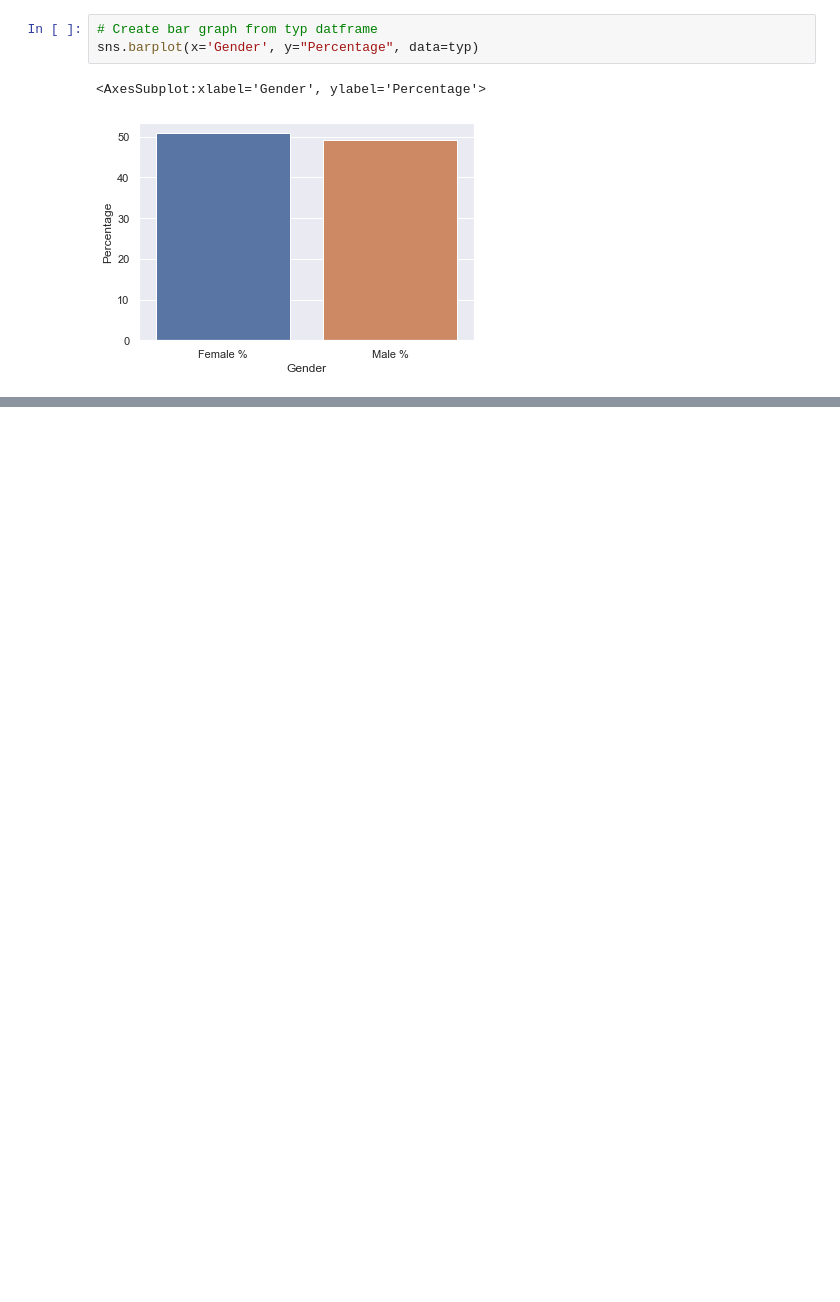
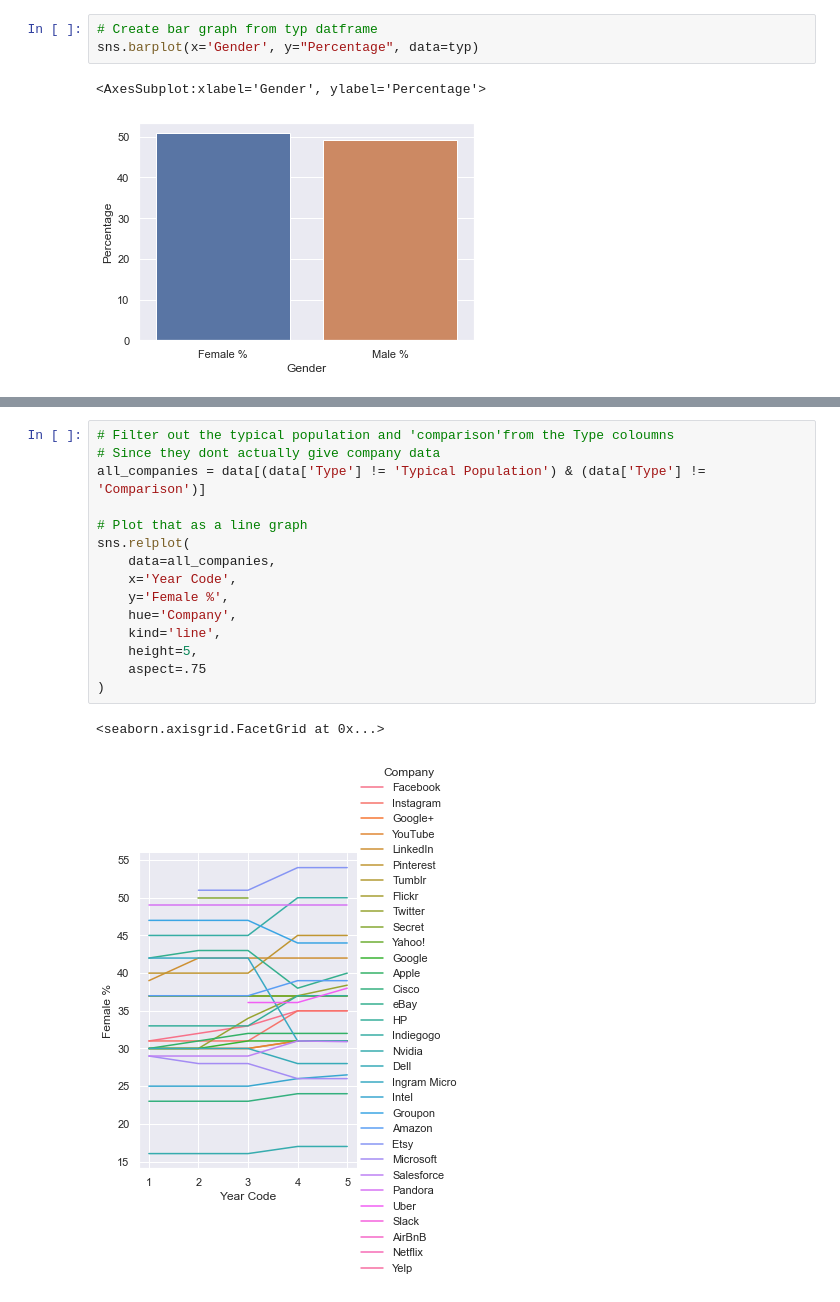
Before and after one commit to Elisabethzl/final_assesment_AB09137, a Jupyter notebook: women_in_tech.ipynb, the cells around one changed output, grey strips where cells are left out. Saved outputs shown, nothing was run; the diff lists cells and outputs as text; blank space fills up the shorter version.

```diff
--- a/women_in_tech.ipynb
+++ b/women_in_tech.ipynb
@@ -210,0 +263,18 @@ female_percentage_change('Twitter')
+# %%
+# Filter out the typical population and 'comparison'from the Type coloumns
+# Since they dont actually give company data
+all_companies = data[(data['Type'] != 'Typical Population') & (data['Type'] != 'Comparison')]
+
+# Plot that as a line graph
+sns.relplot(
+    data=all_companies,
+    x='Year Code',
+    y='Female %',
+    hue='Company',
+    kind='line',
+    height=5,
+    aspect=.75
+)
+# %% [output]
+<seaborn.axisgrid.FacetGrid at 0x...>
+[figure, added]
```
Also changed, not shown: parts of 29 cells of this notebook.
